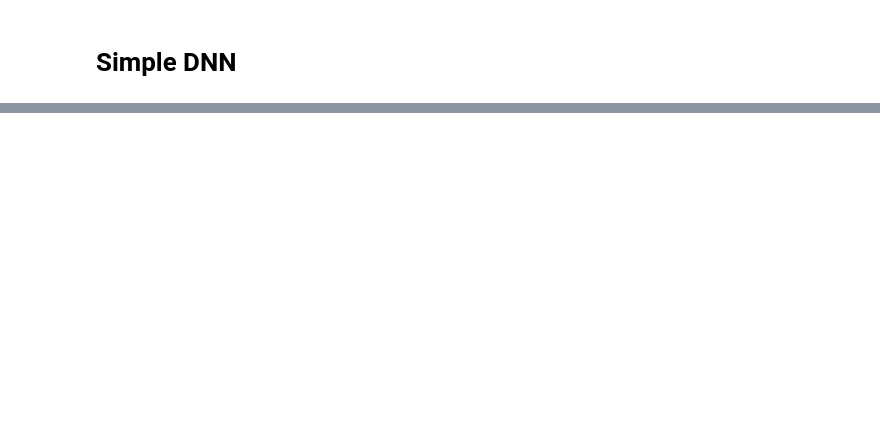
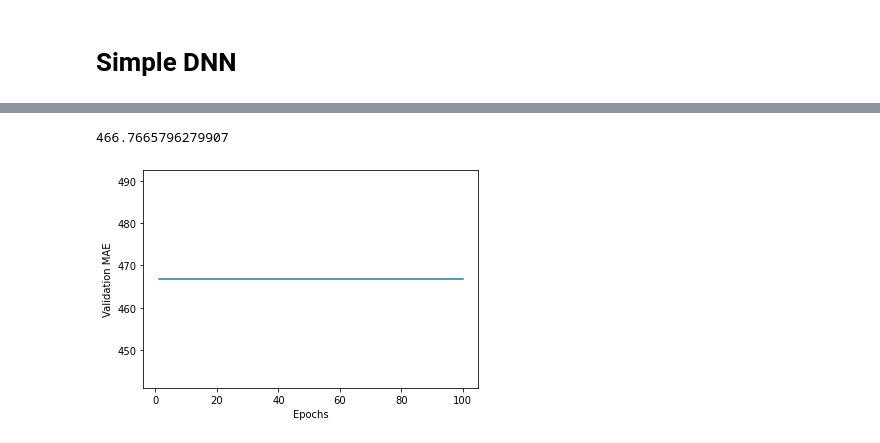
Before and after one commit to hundredeuk2/python, a Jupyter notebook: Dacon/2020DATACONCUP/5th_Try.ipynb, the cells around one changed output, grey strips where cells are left out. Drawn from its saved outputs; the diff is of its cells as text; code cells hidden in the pictures; blank space fills up the shorter version.

Commit message:
21/01/15 simple DNN and time-series validation

```diff
--- a/Dacon/2020DATACONCUP/5th_Try.ipynb
+++ b/Dacon/2020DATACONCUP/5th_Try.ipynb
@@ -680,7 +603,0 @@ class TimeBasedCV(object):
-# %%
-tscv = TimeBasedCV(train_period=30,
-                   test_period=7,
-                   freq='days')
-for train_index, test_index in tscv.split(train,
-                   validation_split_date=datetime(2020,8,16), date_column='c_time'):
-    print(train_index, test_index)
@@ -715,4 +603,0 @@ Index(['c_time', 'id', 'ds_level', 'country_code', 'Total visit', 'browser',
-# %%
-x_col = train.columns[:8]
-y_col = train.columns[8:]
-print(x_col, y_col)
@@ -789,0 +604,22 @@ Please provide data which shares the same first dimension.
+# %%
+import numpy as np
+from sklearn import preprocessing, metrics
+from sklearn.model_selection import KFold, TimeSeriesSplit
+
+n_fold = 4
+folds = TimeSeriesSplit(n_splits=n_fold)
+splits = folds.split(train)
+
+num_epochs = 100
+all_mae_histories = []
+
+for fold_n, (train_index, valid_index) in enumerate(splits):
+    print('Fold:',fold_n+1)
+    X_train1, X_valid1 = x_train[x_col].iloc[train_index], x_train[x_col].iloc[valid_index]
+    y_train1, y_valid1 = y_train.iloc[train_index], y_train.iloc[valid_index]
+    model = build_model()
+    history = model.fit(X_train1, y_train1,
+                    validation_data=(X_valid1, y_valid1),
+                    epochs=num_epochs, batch_size=1, verbose=0)
+    mae_history = history.history['val_mae']
+    all_mae_histories.append(mae_history)
@@ -789,0 +651,16 @@ Please provide data which shares the same first dimension.
+# %%
+np.mean(all_mae_histories)
+# %% [output]
+466.7665796279907
+# %%
+average_mae_history = [
+    np.mean([x[i] for x in all_mae_histories]) for i in range(num_epochs)]
+# %%
+import matplotlib.pyplot as plt
+
+plt.plot(range(1, len(average_mae_history) + 1), average_mae_history)
+plt.xlabel('Epochs')
+plt.ylabel('Validation MAE')
+plt.show()
+# %% [output]
+[figure, added]
```
Also changed, not shown: parts of 19 cells of this notebook.
